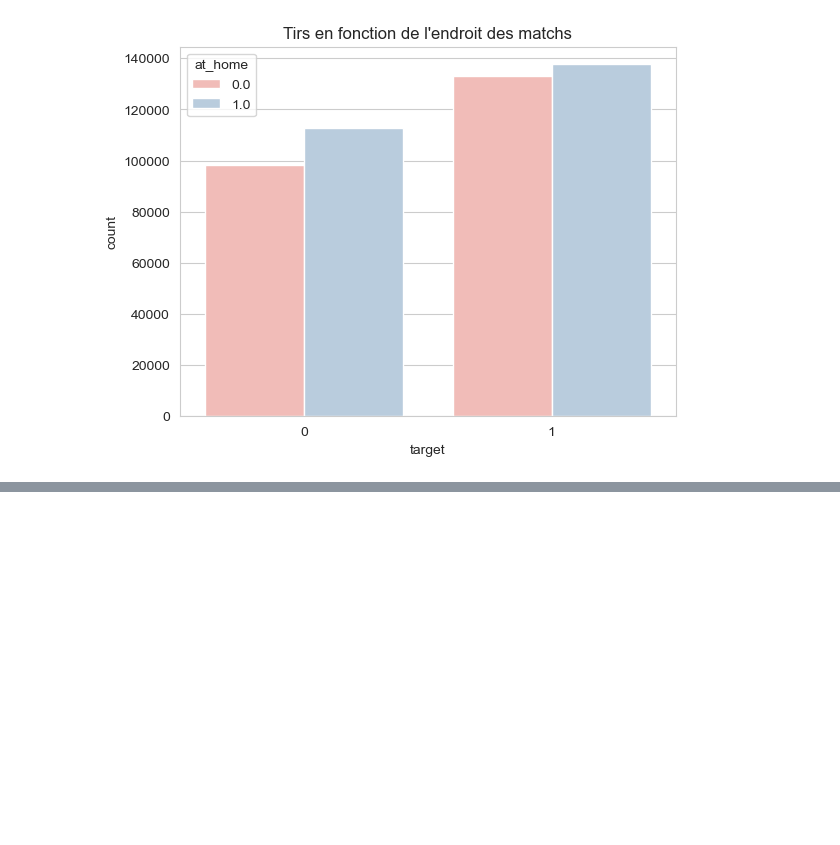
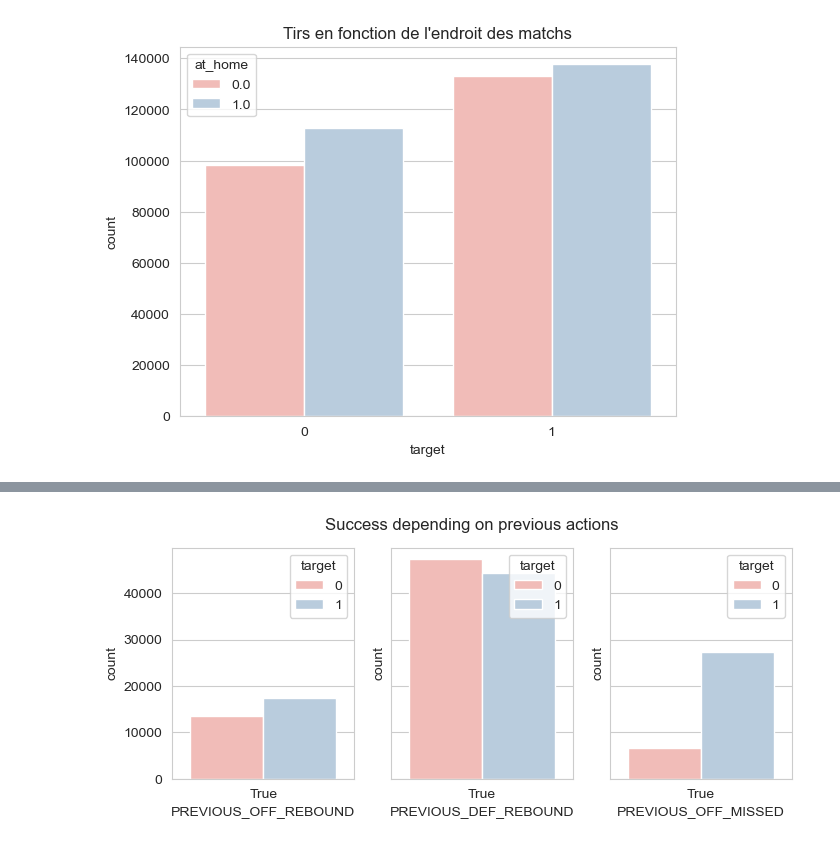
Before and after one commit to DataScientest-Studio/fev24_cds_nba1, a Jupyter notebook: notebooks/2.0-sarah-data-preprocessing.ipynb, the cells around one changed output, grey strips where cells are left out. Cells and saved outputs as stored; diff of their text form; code cells hidden in the pictures; blank space fills up the shorter version.

```diff
--- a/notebooks/2.0-sarah-data-preprocessing.ipynb
+++ b/notebooks/2.0-sarah-data-preprocessing.ipynb
@@ -560,3 +554,5 @@ plt.title("Tirs en fonction de l'endroit des matchs")
 plt.show()
 # %% [output]
 [figure]
+# %%
+all_plays = pd.read_csv("../data/processed/PlaybyPlay_2000-2020-v4.csv")
@@ -562,0 +565,13 @@ plt.show()
+# %%
+# Success by previous action
+fig, axes = plt.subplots(1,3,sharey=True, sharex=True)
+fig.set_figwidth(8)
+fig.set_figheight(3)
+sns.countplot(data=all_plays[all_plays.PREVIOUS_OFF_REBOUND==1], x='PREVIOUS_OFF_REBOUND', hue='target', ax=axes[0])
+sns.countplot(data=all_plays[all_plays.PREVIOUS_DEF_REBOUND==1], x='PREVIOUS_DEF_REBOUND', hue='target', ax=axes[1])
+sns.countplot(data=all_plays[all_plays.PREVIOUS_OFF_MISSED==1], x='PREVIOUS_OFF_MISSED', hue='target', ax=axes[2])
+
+fig.suptitle("Success depending on previous actions")
+plt.show()
+# %% [output]
+[figure, added]
```
Also changed, not shown: parts of 2 cells of this notebook, 6 other files.
